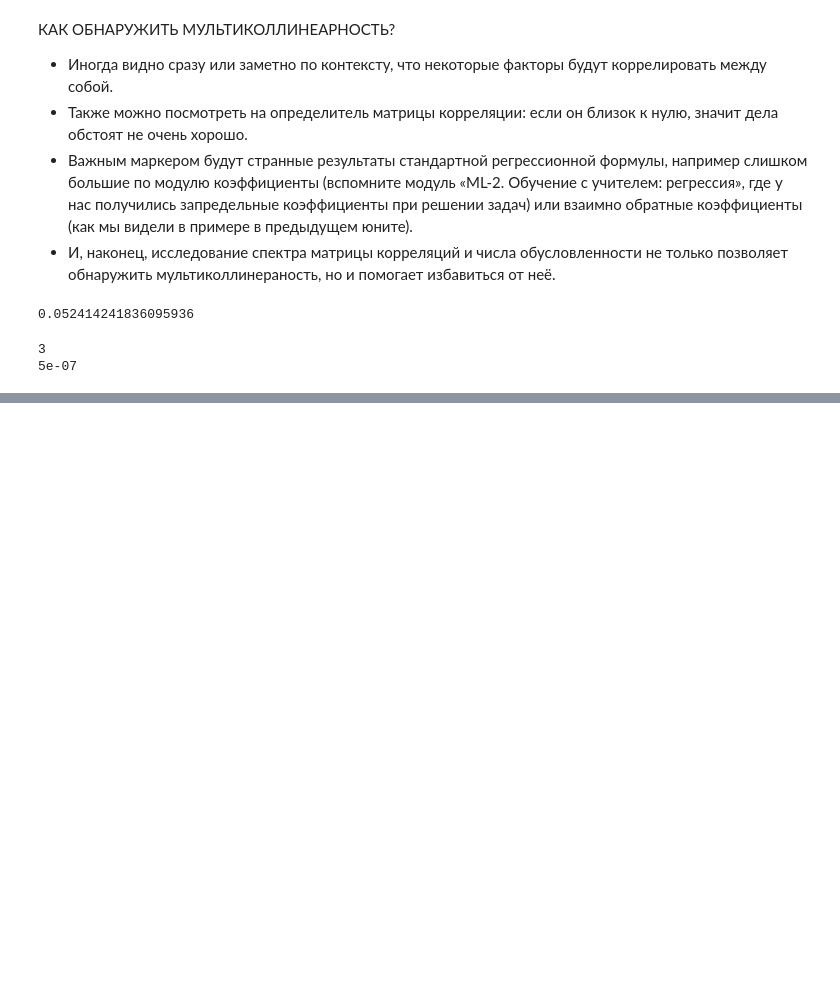
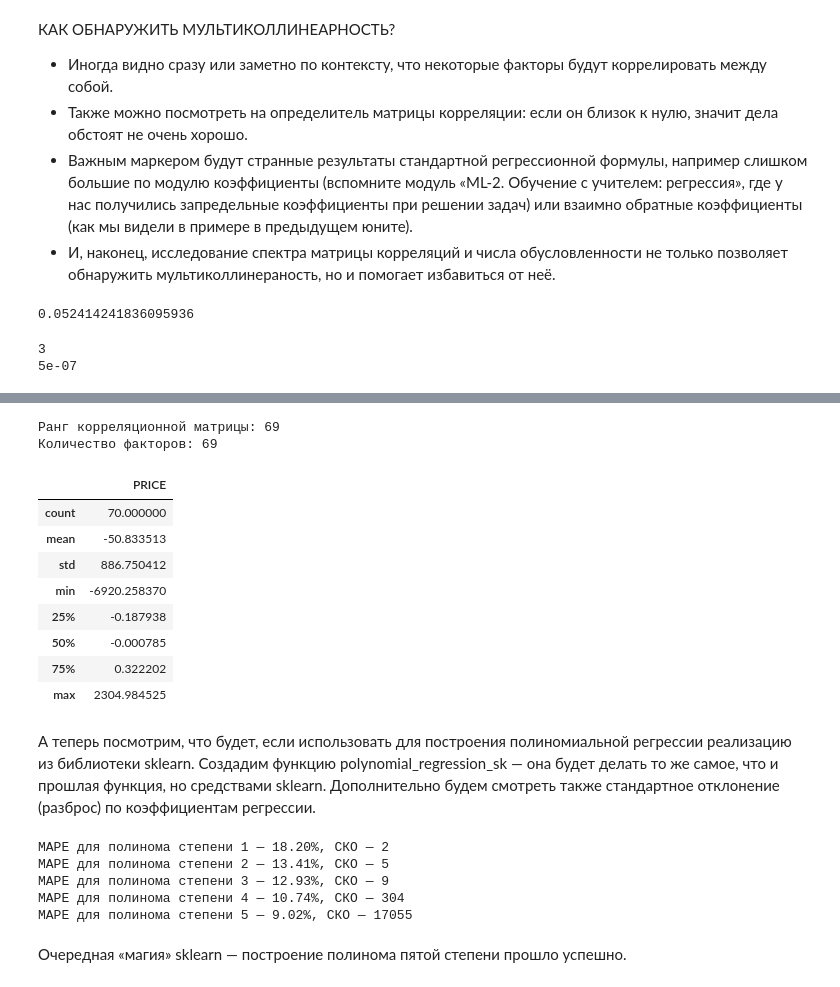
Before and after one commit to killri/sf_data_science, a Jupyter notebook: SF_DS_course_theory_and_practice/MATH2 Linear Algebra is contxt of linear methods/math2_theory.ipynb, the cells around one changed output, grey strips where cells are left out. Saved outputs shown, nothing was run; the diff lists cells and outputs as text; code cells hidden in the pictures; blank space fills up the shorter version.

```diff
--- a/SF_DS_course_theory_and_practice/MATH2 Linear Algebra is contxt of linear methods/math2_theory.ipynb
+++ b/SF_DS_course_theory_and_practice/MATH2 Linear Algebra is contxt of linear methods/math2_theory.ipynb
@@ -339,0 +432,51 @@ print(round(np.linalg.det(G),7))
+# %%
+# считаем матрицу корреляций (без столбца из единиц)
+C = pd.DataFrame(A_poly4[:, 1:]).corr()
+# считаем ранг корреляционной матрицы
+print('Ранг корреляционной матрицы:', np.linalg.matrix_rank(C))
+# считаем количество факторов (не включая столбец из единиц)
+print('Количество факторов:', A_poly4[:, 1:].shape[1])
+# %% [output]
+Ранг корреляционной матрицы: 69
+Количество факторов: 69
+# %%
+display(pd.DataFrame(w_hat4).describe())
+# %% [output]
+|  | PRICE |
+| count | 70.000000 |
+| mean | -50.833513 |
+| std | 886.750412 |
+| min | -6920.258370 |
+| 25% | -0.187938 |
+| 50% | -0.000785 |
+| 75% | 0.322202 |
+| max | 2304.984525 |
+# %% [markdown]
+А теперь посмотрим, что будет, если использовать для построения полиномиальной регрессии реализацию из библиотеки sklearn. Создадим функцию polynomial_regression_sk — она будет делать то же самое, что и прошлая функция, но средствами sklearn. Дополнительно будем смотреть также стандартное отклонение (разброс) по коэффициентам регрессии.
+# %%
+def polynomial_regression_sk(X, y, k):
+    poly = PolynomialFeatures(degree=k, include_bias=False)
+    X_poly = poly.fit_transform(X)
+    lr = LinearRegression().fit(X_poly, y)
+    y_pred = lr.predict(X_poly)
+    return X_poly, y_pred, lr.coef_
+
+A = boston_data[['LSTAT', 'PTRATIO', 'RM', 'CRIM']]
+y = boston_data[['PRICE']]
+
+for k in range(1, 6):
+    A_poly, y_pred, w_hat = polynomial_regression_sk(A, y, k)
+    print(
+        "MAPE для полинома степени {} — {:.2f}%, СКО — {:.0f}".format(
+            k, mean_absolute_percentage_error(y, y_pred)*100, w_hat.std()
+        )
+
+    )
+# %% [output]
+MAPE для полинома степени 1 — 18.20%, СКО — 2
+MAPE для полинома степени 2 — 13.41%, СКО — 5
+MAPE для полинома степени 3 — 12.93%, СКО — 9
+MAPE для полинома степени 4 — 10.74%, СКО — 304
+MAPE для полинома степени 5 — 9.02%, СКО — 17055
+# %% [markdown]
+Очередная «магия» sklearn — построение полинома пятой степени прошло успешно.
```
Also changed, not shown: parts of 16 cells of this notebook.
